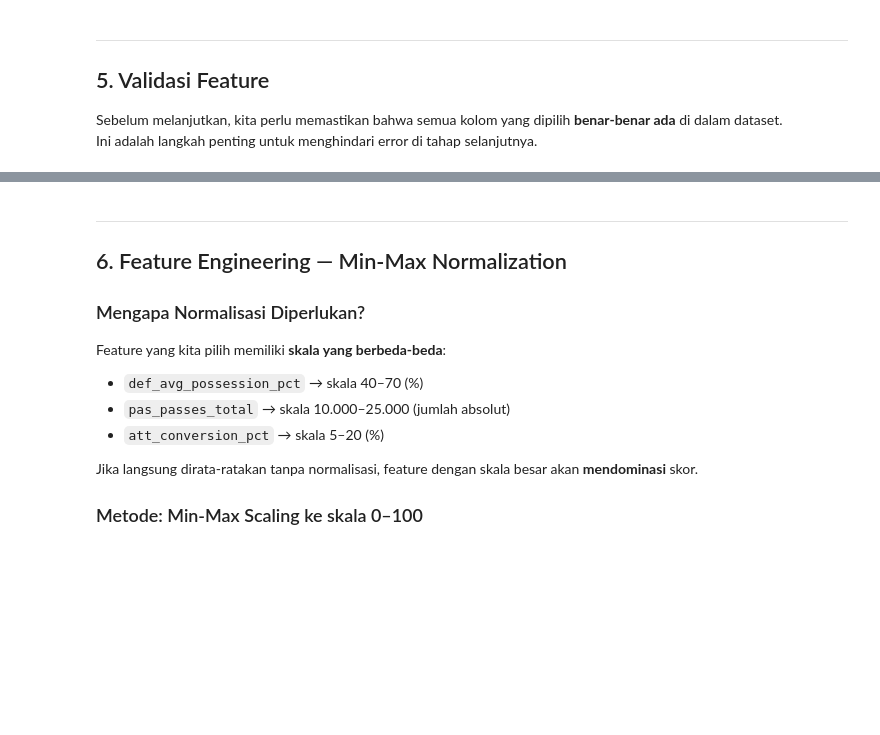
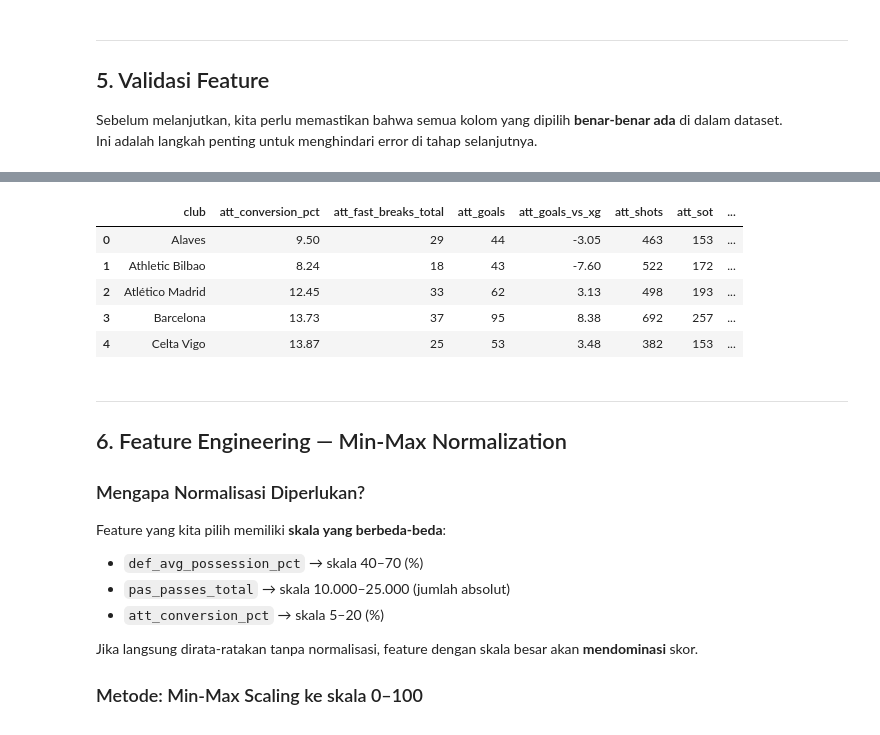
Before and after one commit to ggyymmnastiar/laliga-project, a Jupyter notebook: z_notebook/3_feature_engineering.ipynb, the cells around one changed output, grey strips where cells are left out. Drawn from its saved outputs; the diff is of its cells as text; code cells hidden in the pictures; blank space fills up the shorter version.

```diff
--- a/z_notebook/3_feature_engineering.ipynb
+++ b/z_notebook/3_feature_engineering.ipynb
@@ -406,3 +476,13 @@ df_raw[preview_cols].head()
+# %%
+preview_cols = ["club"] + sorted(all_features)
+df_raw[preview_cols].head()
+# %% [output]
+|  | club | att_conversion_pct | att_fast_breaks_total | att_goals | att_goals_vs_xg | att_shots | att_sot | ... |
+| 0 | Alaves | 9.50 | 29 | 44 | -3.05 | 463 | 153 | ... |
+| 1 | Athletic Bilbao | 8.24 | 18 | 43 | -7.60 | 522 | 172 | ... |
+| 2 | Atlético Madrid | 12.45 | 33 | 62 | 3.13 | 498 | 193 | ... |
+| 3 | Barcelona | 13.73 | 37 | 95 | 8.38 | 692 | 257 | ... |
+| 4 | Celta Vigo | 13.87 | 25 | 53 | 3.48 | 382 | 153 | ... |
 # %% [markdown]
 ---
 
```
Also changed, not shown: parts of 17 cells of this notebook, 4 other files.
